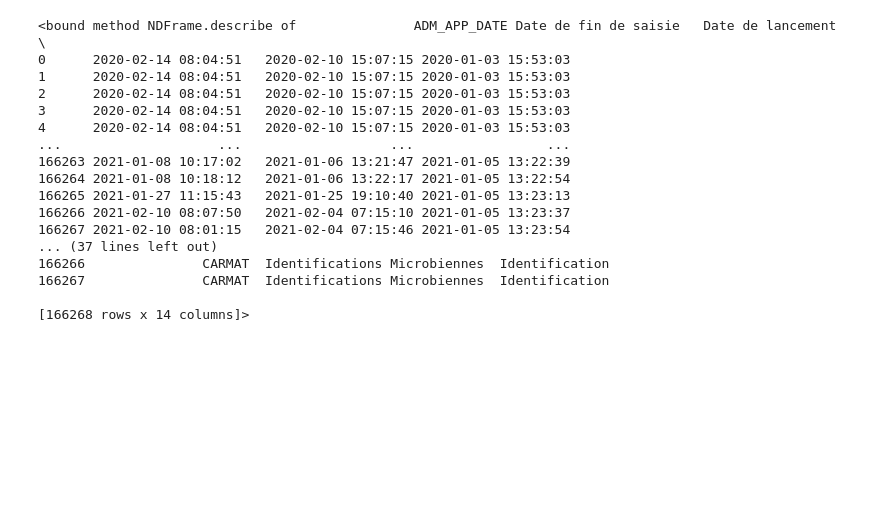
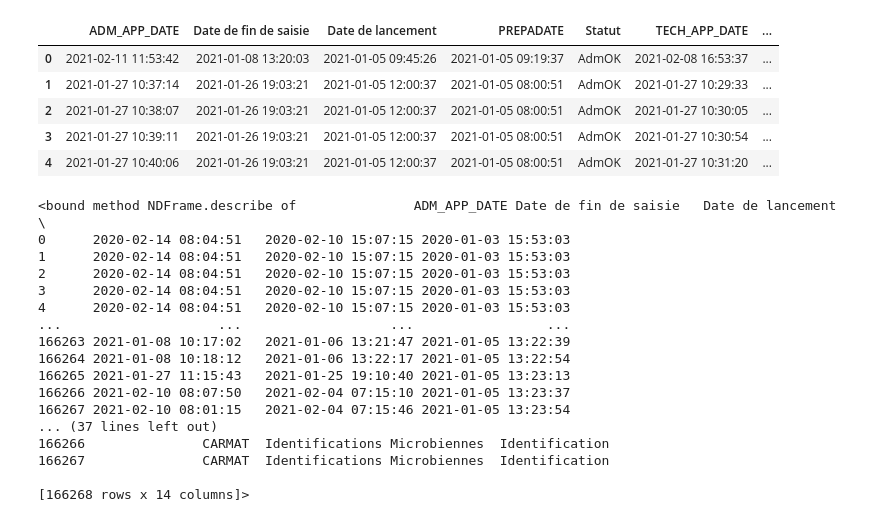
Before and after one commit to CARDONAJOSE/Data-engineer, a Jupyter notebook: analisiskey.ipynb, the cells around one changed output. Saved outputs shown, nothing was run; the diff lists cells and outputs as text; code cells hidden in the pictures; blank space fills up the shorter version.

```diff
--- a/analisiskey.ipynb
+++ b/analisiskey.ipynb
@@ -13,3 +15,14 @@ from sklearn.metrics import mean_squared_error
+# %%
+df_2021= pd.read_excel("./Data/Da2020.xlsx")
+# %%
+df_2021.head()
+# %% [output]
+|  | ADM_APP_DATE | Date de fin de saisie | Date de lancement | PREPADATE | Statut | TECH_APP_DATE | ... |
+| 0 | 2021-02-11 11:53:42 | 2021-01-08 13:20:03 | 2021-01-05 09:45:26 | 2021-01-05 09:19:37 | AdmOK | 2021-02-08 16:53:37 | ... |
+| 1 | 2021-01-27 10:37:14 | 2021-01-26 19:03:21 | 2021-01-05 12:00:37 | 2021-01-05 08:00:51 | AdmOK | 2021-01-27 10:29:33 | ... |
+| 2 | 2021-01-27 10:38:07 | 2021-01-26 19:03:21 | 2021-01-05 12:00:37 | 2021-01-05 08:00:51 | AdmOK | 2021-01-27 10:30:05 | ... |
+| 3 | 2021-01-27 10:39:11 | 2021-01-26 19:03:21 | 2021-01-05 12:00:37 | 2021-01-05 08:00:51 | AdmOK | 2021-01-27 10:30:54 | ... |
+| 4 | 2021-01-27 10:40:06 | 2021-01-26 19:03:21 | 2021-01-05 12:00:37 | 2021-01-05 08:00:51 | AdmOK | 2021-01-27 10:31:20 | ... |
 # %%
 datos=r'''C:\Users\Jose Fabian Cardona\Desktop\Project_Data_01\DA2020.xlsx'''
 
```
Also changed, not shown: parts of 1 cell of this notebook, 3 other files.
